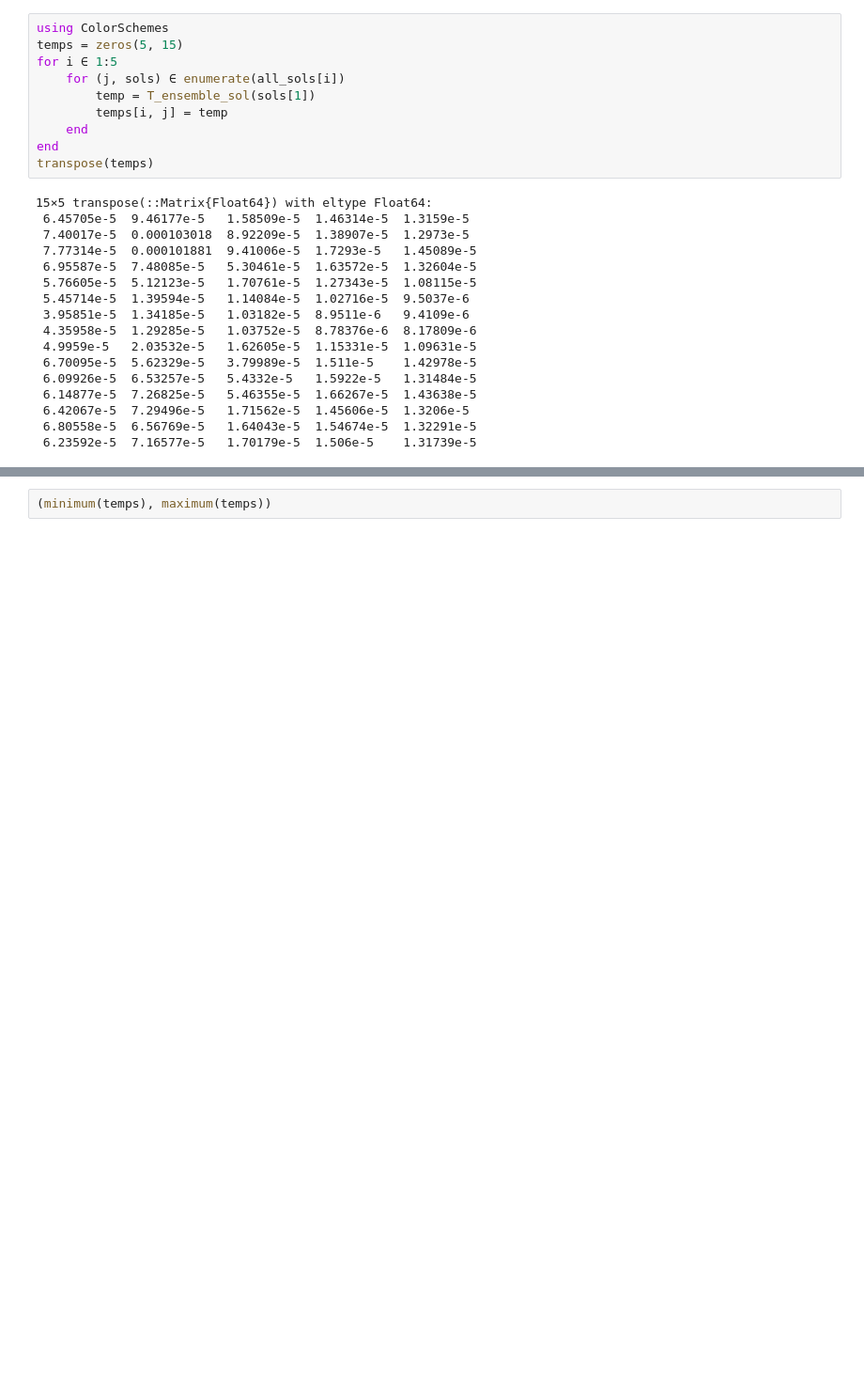
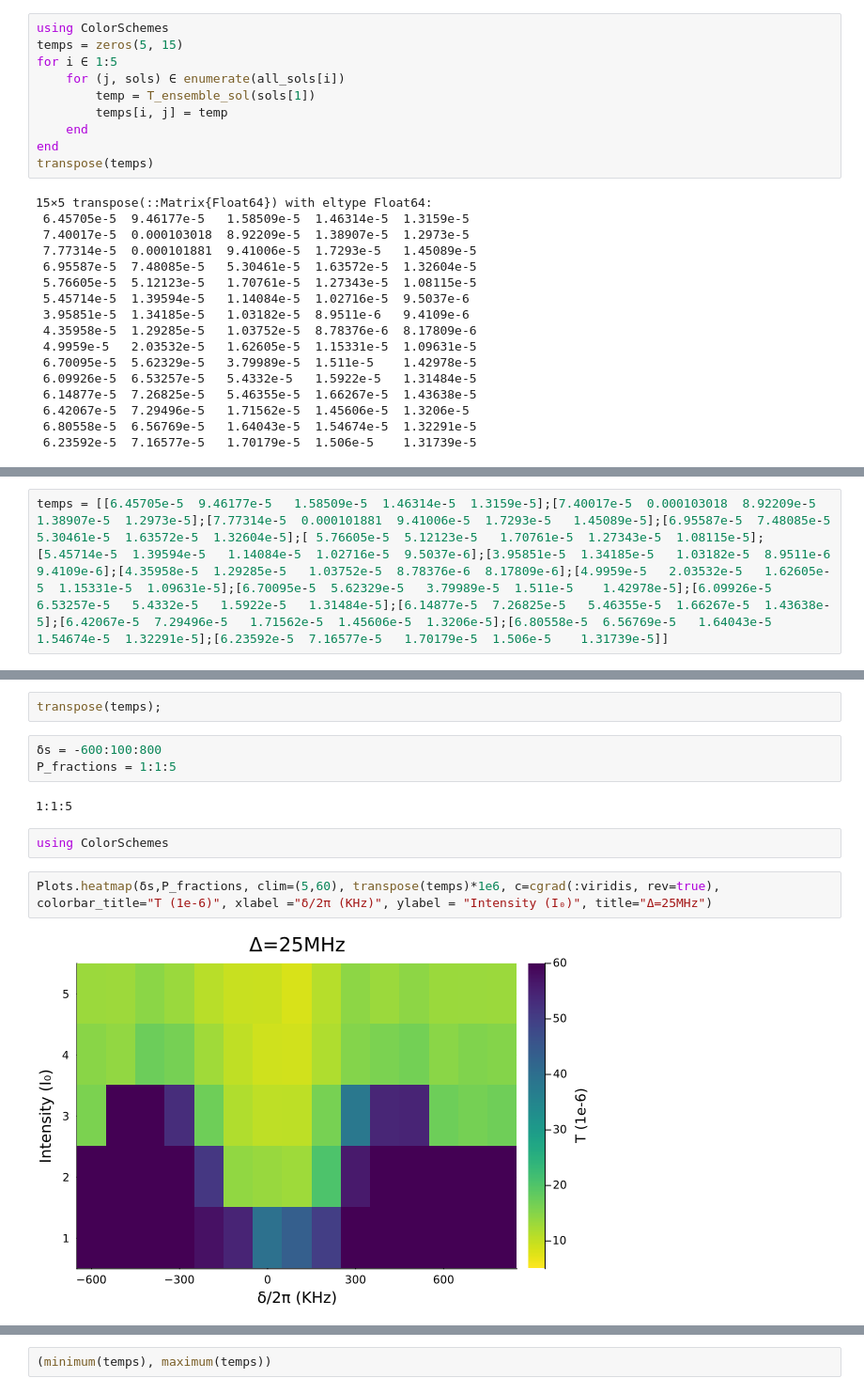
Before and after one commit to ebramyoussef/CaF-cooling-simulations, a Jupyter notebook: CaF SF cooling testing.ipynb, the cells around one changed output, grey strips where cells are left out. Shown at 94% size. Drawn from its saved outputs; the diff is of its cells as text; blank space fills up the shorter version.

```diff
--- a/CaF SF cooling testing.ipynb
+++ b/CaF SF cooling testing.ipynb
@@ -97,0 +162,2 @@ Plots.heatmap(δs,P_fractions, temps*1e6, c = :viridis, colorbar_title="T (1e-6)
+# %%
+temps = [[6.45705e-5  9.46177e-5   1.58509e-5  1.46314e-5  1.3159e-5];[7.40017e-5  0.000103018  8.92209e-5  1.38907e-5  1.2973e-5];[7.77314e-5  0.000101881  9.41006e-5  1.7293e-5   1.45089e-5];[6.95587e-5  7.48085e-5   5.30461e-5  1.63572e-5  1.32604e-5];[ 5.76605e-5  5.12123e-5   1.70761e-5  1.27343e-5  1.08115e-5];[5.45714e-5  1.39594e-5   1.14084e-5  1.02716e-5  9.5037e-6];[3.95851e-5  1.34185e-5   1.03182e-5  8.9511e-6   9.4109e-6];[4.35958e-5  1.29285e-5   1.03752e-5  8.78376e-6  8.17809e-6];[4.9959e-5   2.03532e-5   1.62605e-5  1.15331e-5  1.09631e-5];[6.70095e-5  5.62329e-5   3.79989e-5  1.511e-5    1.42978e-5];[6.09926e-5  6.53257e-5   5.4332e-5   1.5922e-5   1.31484e-5];[6.14877e-5  7.26825e-5   5.46355e-5  1.66267e-5  1.43638e-5];[6.42067e-5  7.29496e-5   1.71562e-5  1.45606e-5  1.3206e-5];[6.80558e-5  6.56769e-5   1.64043e-5  1.54674e-5  1.32291e-5];[6.23592e-5  7.16577e-5   1.70179e-5  1.506e-5    1.31739e-5]]
@@ -97,0 +181,13 @@ Plots.heatmap(δs,P_fractions, temps*1e6, c = :viridis, colorbar_title="T (1e-6)
+# %%
+transpose(temps);
+# %%
+δs = -600:100:800
+P_fractions = 1:1:5
+# %% [output]
+1:1:5
+# %%
+using ColorSchemes
+# %%
+Plots.heatmap(δs,P_fractions, clim=(5,60), transpose(temps)*1e6, c=cgrad(:viridis, rev=true), colorbar_title="T (1e-6)", xlabel ="δ/2π (KHz)", ylabel = "Intensity (I₀)", title="Δ=25MHz")
+# %% [output]
+[figure, added]
```
Also changed, not shown: parts of 21 cells of this notebook, 6 other files.
